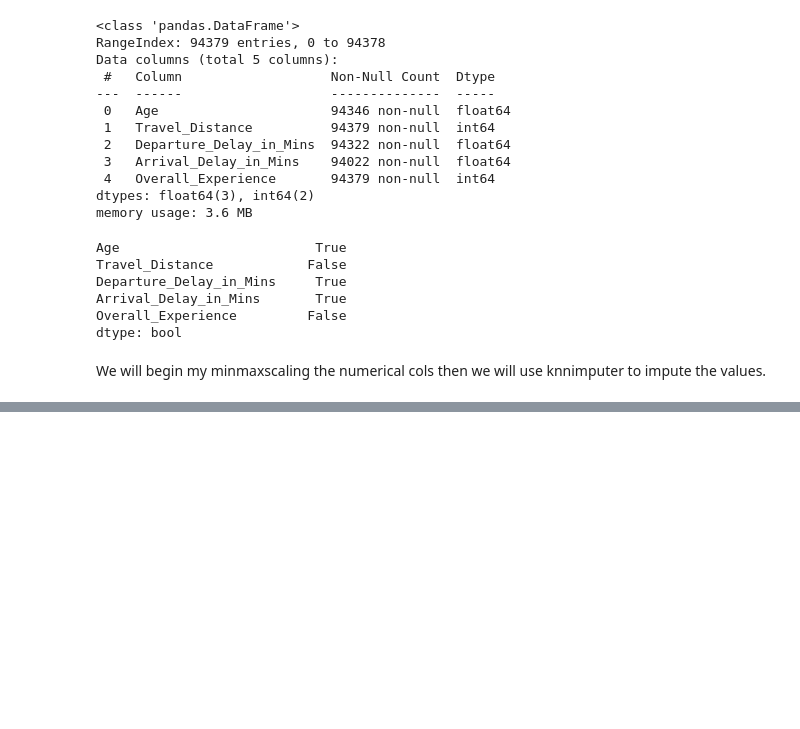
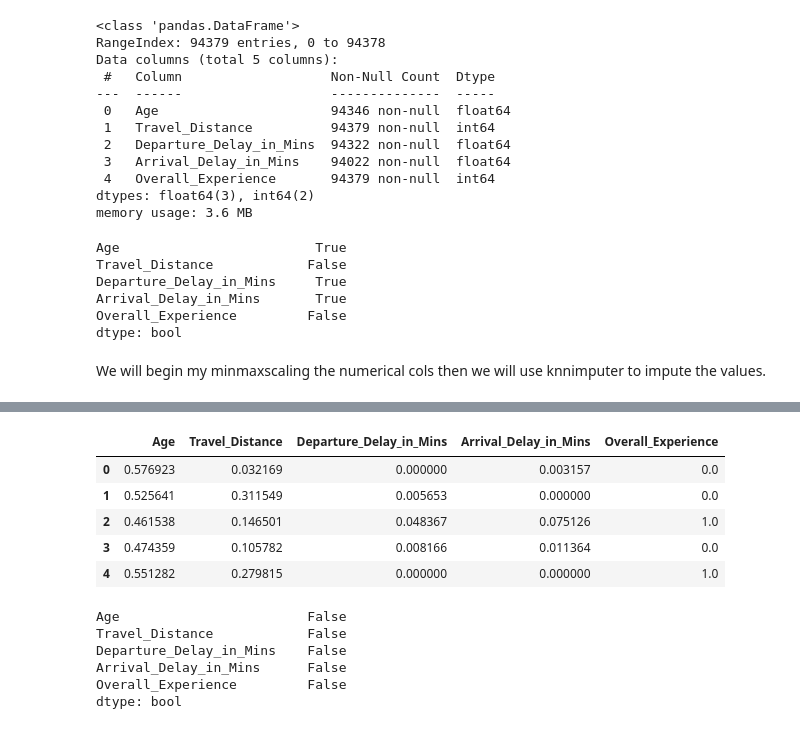
Before and after one commit to FrancisNdirangu/shinkansen_travel_experience_model, a Jupyter notebook: notebook.ipynb, the cells around one changed output, grey strips where cells are left out. Cells and saved outputs as stored; diff of their text form; code cells hidden in the pictures; blank space fills up the shorter version.

```diff
--- a/notebook.ipynb
+++ b/notebook.ipynb
@@ -224,0 +239,20 @@ We will begin my minmaxscaling the numerical cols then we will use knnimputer to
+# %%
+num_cols_imputed = imputer.fit_transform(num_scaled_df)
+num_imputed_df = pd.DataFrame(data=num_cols_imputed,columns=imputer.get_feature_names_out(num_scaled_df.columns.tolist()))
+num_imputed_df.head()
+# %% [output]
+|  | Age | Travel_Distance | Departure_Delay_in_Mins | Arrival_Delay_in_Mins | Overall_Experience |
+| 0 | 0.576923 | 0.032169 | 0.000000 | 0.003157 | 0.0 |
+| 1 | 0.525641 | 0.311549 | 0.005653 | 0.000000 | 0.0 |
+| 2 | 0.461538 | 0.146501 | 0.048367 | 0.075126 | 1.0 |
+| 3 | 0.474359 | 0.105782 | 0.008166 | 0.011364 | 0.0 |
+| 4 | 0.551282 | 0.279815 | 0.000000 | 0.000000 | 1.0 |
+# %%
+num_imputed_df.isna().any()
+# %% [output]
+Age                        False
+Travel_Distance            False
+Departure_Delay_in_Mins    False
+Arrival_Delay_in_Mins      False
+Overall_Experience         False
+dtype: bool
```
Also changed, not shown: parts of 1 cell of this notebook.
